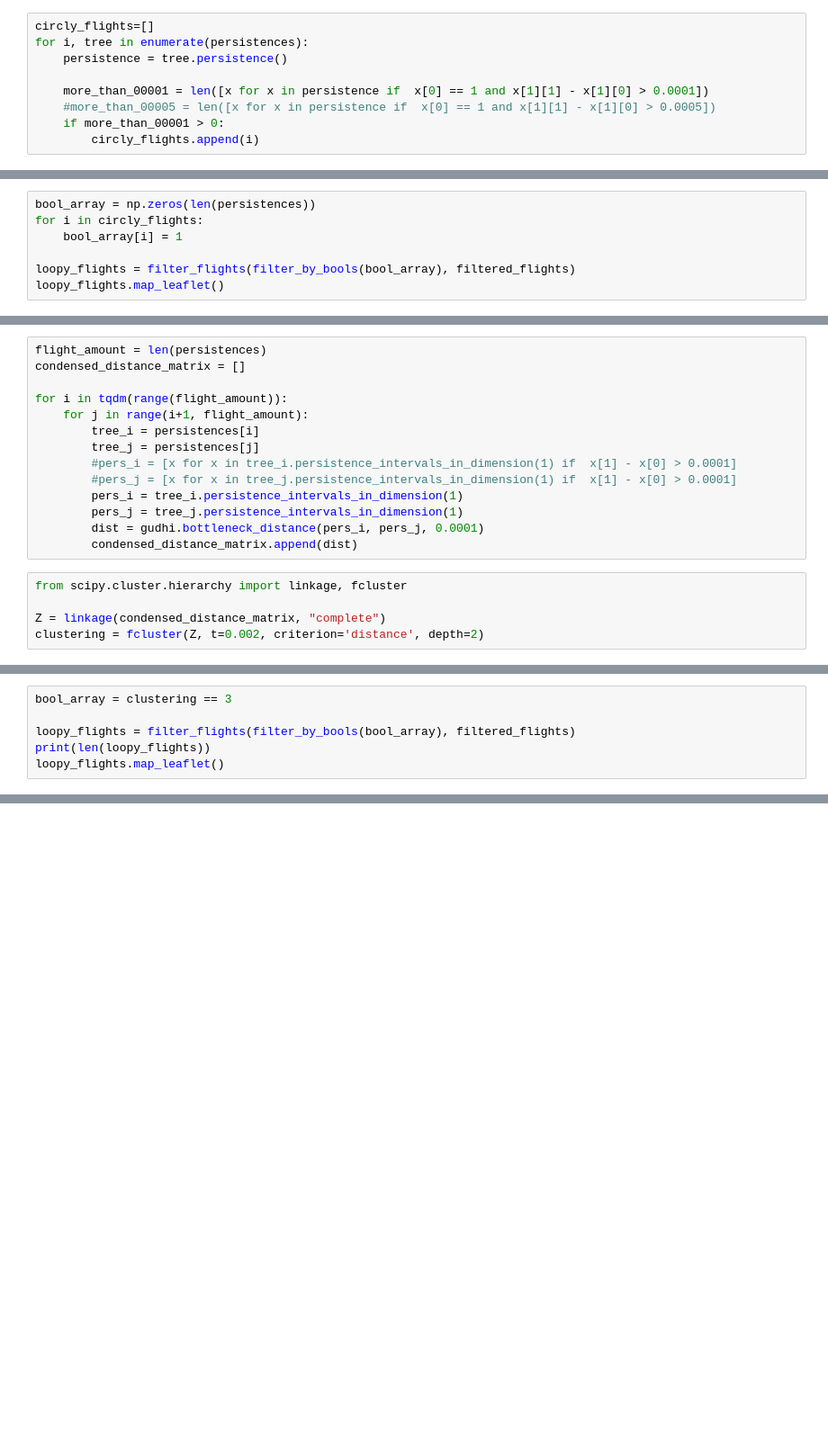
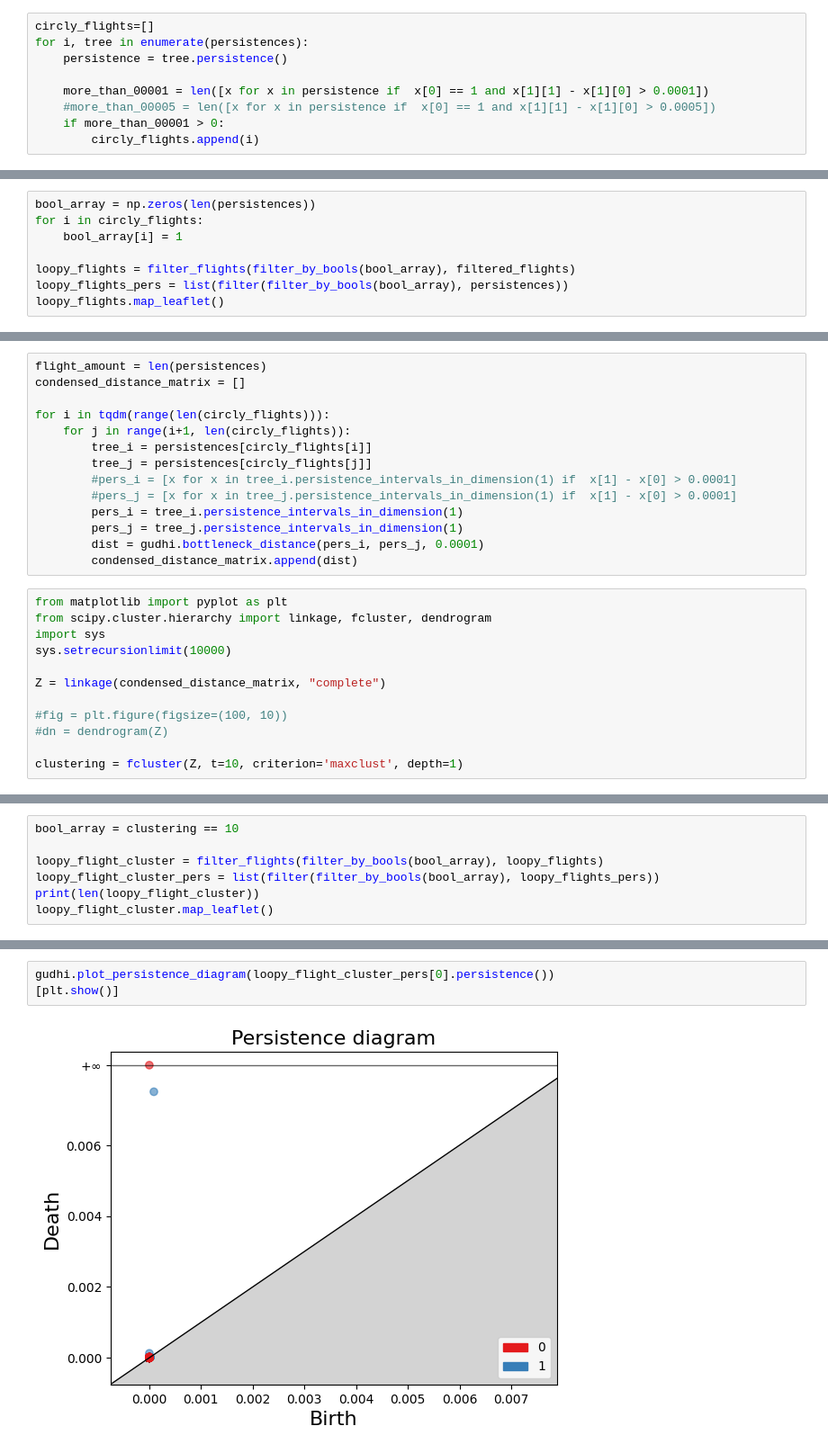
Before and after one commit to tobbensol/masters-thesis, a Jupyter notebook: homology on flight paths.ipynb, the cells around one changed output, grey strips where cells are left out. Shown at 90% size. Cells and saved outputs as stored; diff of their text form; blank space fills up the shorter version.

```diff
--- a/homology on flight paths.ipynb
+++ b/homology on flight paths.ipynb
@@ -43,4 +45,5 @@ for i in circly_flights:
     bool_array[i] = 1
 
 loopy_flights = filter_flights(filter_by_bools(bool_array), filtered_flights)
+loopy_flights_pers = list(filter(filter_by_bools(bool_array), persistences))
 loopy_flights.map_leaflet()
@@ -50,10 +53,10 @@ loopy_flights[38].map_leaflet()
 flight_amount = len(persistences)
 condensed_distance_matrix = []
 
-for i in tqdm(range(flight_amount)):
-    for j in range(i+1, flight_amount):
-        tree_i = persistences[i]
-        tree_j = persistences[j]
+for i in tqdm(range(len(circly_flights))):
+    for j in range(i+1, len(circly_flights)):
+        tree_i = persistences[circly_flights[i]]
+        tree_j = persistences[circly_flights[j]]
         #pers_i = [x for x in tree_i.persistence_intervals_in_dimension(1) if  x[1] - x[0] > 0.0001]
         #pers_j = [x for x in tree_j.persistence_intervals_in_dimension(1) if  x[1] - x[0] > 0.0001]
         pers_i = tree_i.persistence_intervals_in_dimension(1)
@@ -61,10 +64,17 @@ for i in tqdm(range(flight_amount)):
         dist = gudhi.bottleneck_distance(pers_i, pers_j, 0.0001)
         condensed_distance_matrix.append(dist)
 # %%
-from scipy.cluster.hierarchy import linkage, fcluster
+from matplotlib import pyplot as plt
+from scipy.cluster.hierarchy import linkage, fcluster, dendrogram
+import sys
+sys.setrecursionlimit(10000)
 
 Z = linkage(condensed_distance_matrix, "complete")
-clustering = fcluster(Z, t=0.002, criterion='distance', depth=2)
+
+#fig = plt.figure(figsize=(100, 10))
+#dn = dendrogram(Z)
+
+clustering = fcluster(Z, t=10, criterion='maxclust', depth=1)
 # %%
 for i in range(1, len(np.unique(clustering))+1):
     print(f"{i}: {sum(clustering == i)}")
@@ -71,6 +92,7 @@ for i in range(1, len(np.unique(clustering))+1):
 # %%
-bool_array = clustering == 3
+bool_array = clustering == 10
 
-loopy_flights = filter_flights(filter_by_bools(bool_array), filtered_flights)
-print(len(loopy_flights))
-loopy_flights.map_leaflet()
+loopy_flight_cluster = filter_flights(filter_by_bools(bool_array), loopy_flights)
+loopy_flight_cluster_pers = list(filter(filter_by_bools(bool_array), loopy_flights_pers))
+print(len(loopy_flight_cluster))
+loopy_flight_cluster.map_leaflet()
@@ -76,0 +106,5 @@ loopy_flights.map_leaflet()
+# %%
+gudhi.plot_persistence_diagram(loopy_flight_cluster_pers[0].persistence())
+[plt.show()]
+# %% [output]
+[figure, added]
```
Also changed, not shown: parts of 11 cells of this notebook, 4 other files.
